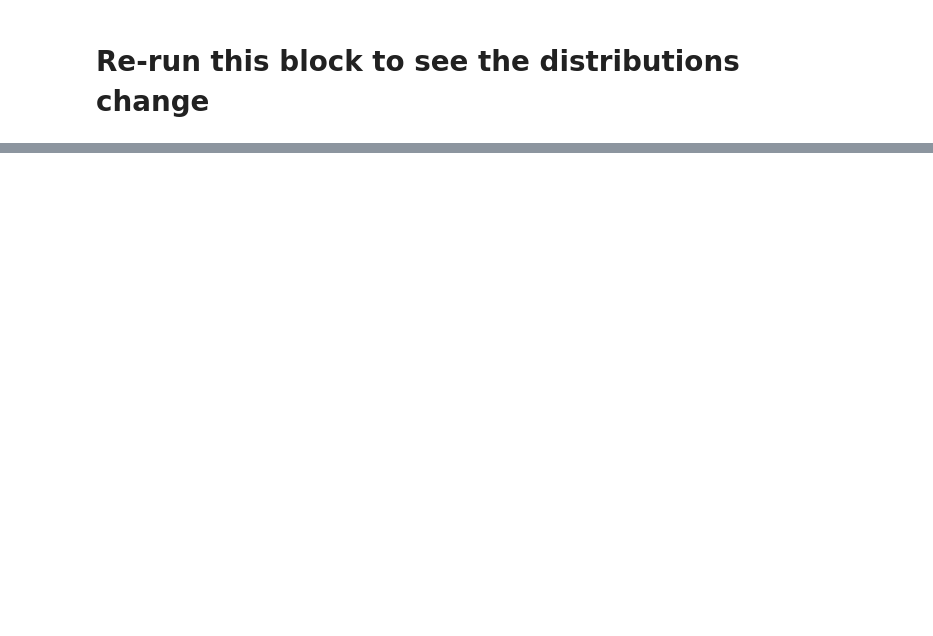
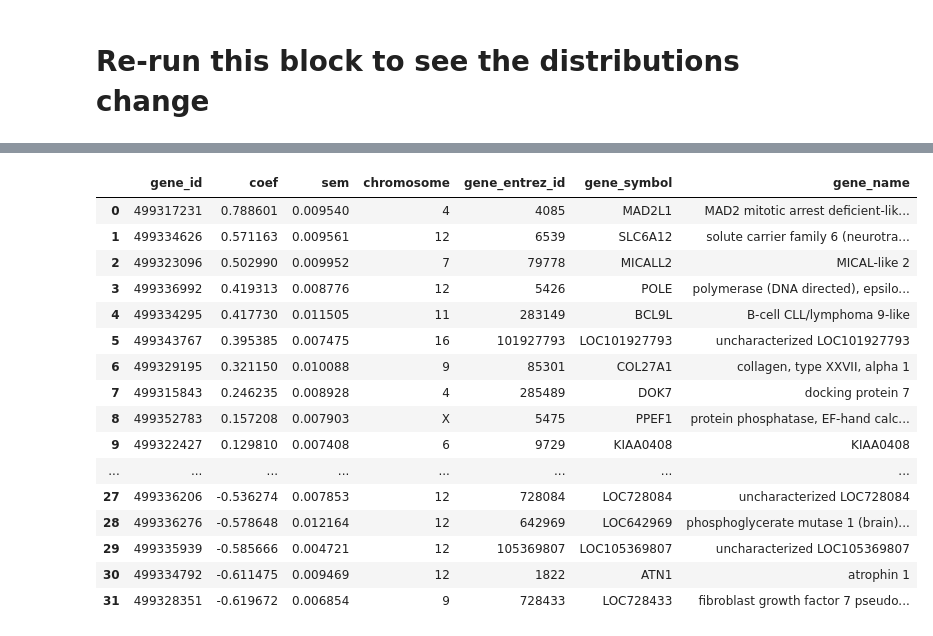
Before and after one commit to clmangham/aging_dementia_tbi, a Jupyter notebook: notebooks/gene_ML.ipynb, the cells around one changed output, grey strips where cells are left out. Cells and saved outputs as stored; diff of their text form; code cells hidden in the pictures; blank space fills up the shorter version.

```diff
--- a/notebooks/gene_ML.ipynb
+++ b/notebooks/gene_ML.ipynb
@@ -106,0 +135,36 @@ Testing std :  0.0602
+# %%
+gene_data = pd.read_csv('../data/raw/gene_expression_matrix_2016-03-03/rows-genes.csv')
+gene_list = np.array(ml_df.set_index('rnaseq_profile_id').columns[:-1])
+
+gene_ids_ranking = (
+pd.DataFrame.from_dict({k:v for k,v in zip(gene_list, coefs_mean)}, orient = 'index', columns= ['coef'])
+.rename_axis('gene_id')
+.reset_index()
+.sort_values(by='coef', ascending= False)
+)
+
+sort_order = np.argsort(coefs_mean.values)
+descending_sort = sort_order[::-1]
+
+gene_ids_ranking
+gene_ids_ranking['sem'] = coefs_sem
+gene_ids_ranking = gene_ids_ranking.merge(gene_data, on='gene_id')
+gene_ids_ranking
+# %% [output]
+|  | gene_id | coef | sem | chromosome | gene_entrez_id | gene_symbol | gene_name |
+| 0 | 499317231 | 0.788601 | 0.009540 | 4 | 4085 | MAD2L1 | MAD2 mitotic arrest deficient-lik... |
+| 1 | 499334626 | 0.571163 | 0.009561 | 12 | 6539 | SLC6A12 | solute carrier family 6 (neurotra... |
+| 2 | 499323096 | 0.502990 | 0.009952 | 7 | 79778 | MICALL2 | MICAL-like 2 |
+| 3 | 499336992 | 0.419313 | 0.008776 | 12 | 5426 | POLE | polymerase (DNA directed), epsilo... |
+| 4 | 499334295 | 0.417730 | 0.011505 | 11 | 283149 | BCL9L | B-cell CLL/lymphoma 9-like |
+| 5 | 499343767 | 0.395385 | 0.007475 | 16 | 101927793 | LOC101927793 | uncharacterized LOC101927793 |
+| 6 | 499329195 | 0.321150 | 0.010088 | 9 | 85301 | COL27A1 | collagen, type XXVII, alpha 1 |
+| 7 | 499315843 | 0.246235 | 0.008928 | 4 | 285489 | DOK7 | docking protein 7 |
+| 8 | 499352783 | 0.157208 | 0.007903 | X | 5475 | PPEF1 | protein phosphatase, EF-hand calc... |
+| 9 | 499322427 | 0.129810 | 0.007408 | 6 | 9729 | KIAA0408 | KIAA0408 |
+| ... | ... | ... | ... | ... | ... | ... | ... |
+| 27 | 499336206 | -0.536274 | 0.007853 | 12 | 728084 | LOC728084 | uncharacterized LOC728084 |
+| 28 | 499336276 | -0.578648 | 0.012164 | 12 | 642969 | LOC642969 | phosphoglycerate mutase 1 (brain)... |
+| 29 | 499335939 | -0.585666 | 0.004721 | 12 | 105369807 | LOC105369807 | uncharacterized LOC105369807 |
+| 30 | 499334792 | -0.611475 | 0.009469 | 12 | 1822 | ATN1 | atrophin 1 |
+| 31 | 499328351 | -0.619672 | 0.006854 | 9 | 728433 | LOC728433 | fibroblast growth factor 7 pseudo... |
```
Also changed, not shown: parts of 8 cells of this notebook.
